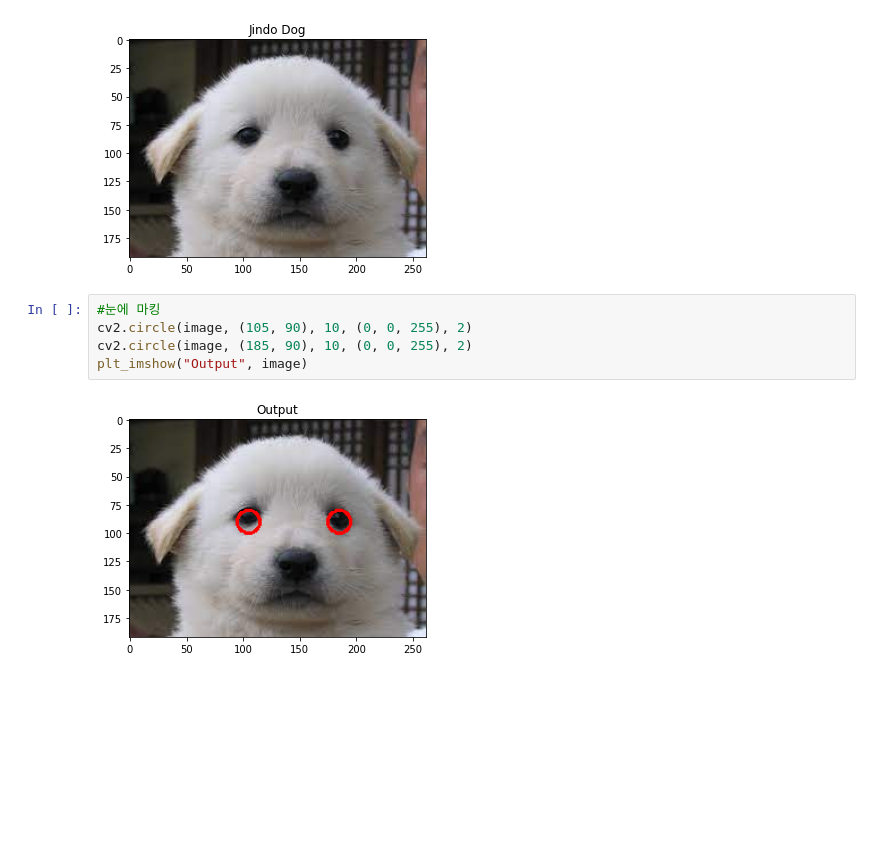
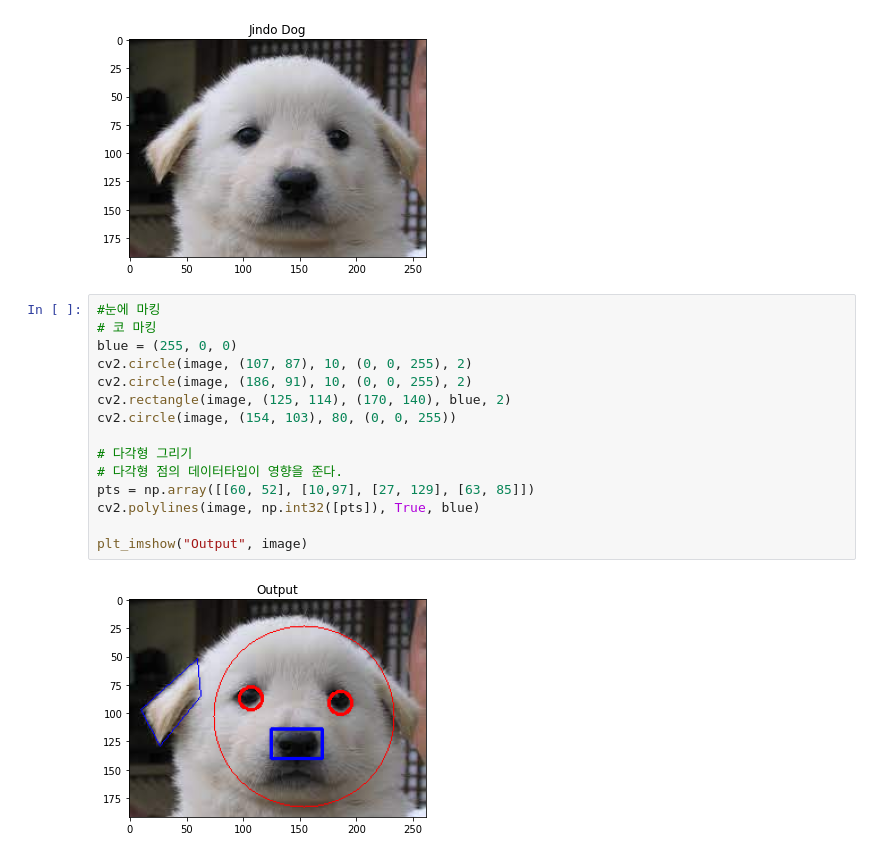
Before and after one commit to SANGSEOSEO/philosophy_datascience, a Jupyter notebook: 10.OpenCV/OpenCV_Drawing.ipynb, the cells around one changed output. Cells and saved outputs as stored; diff of their text form; blank space fills up the shorter version.

Commit message:
polyline그리기 추가

```diff
--- a/10.OpenCV/OpenCV_Drawing.ipynb
+++ b/10.OpenCV/OpenCV_Drawing.ipynb
@@ -216,10 +252,20 @@ image = cv2.imread("/content/opencv-drawing/dog.jpg")
 plt_imshow("Jindo Dog", image)
 # %% [output]
 [figure]
-# %%
-#눈에 마킹
-cv2.circle(image, (105, 90), 10, (0, 0, 255), 2)
-cv2.circle(image, (185, 90), 10, (0, 0, 255), 2)
-plt_imshow("Output", image)
-# %% [output]
-[figure, removed]
+# %%
+#눈에 마킹
+# 코 마킹
+blue = (255, 0, 0)
+cv2.circle(image, (107, 87), 10, (0, 0, 255), 2)
+cv2.circle(image, (186, 91), 10, (0, 0, 255), 2)
+cv2.rectangle(image, (125, 114), (170, 140), blue, 2)
+cv2.circle(image, (154, 103), 80, (0, 0, 255))
+
+# 다각형 그리기
+# 다각형 점의 데이터타입이 영향을 준다.
+pts = np.array([[60, 52], [10,97], [27, 129], [63, 85]])
+cv2.polylines(image, np.int32([pts]), True, blue)
+
+plt_imshow("Output", image)
+# %% [output]
+[figure, added]
```
Also changed, not shown: parts of 14 cells of this notebook.
